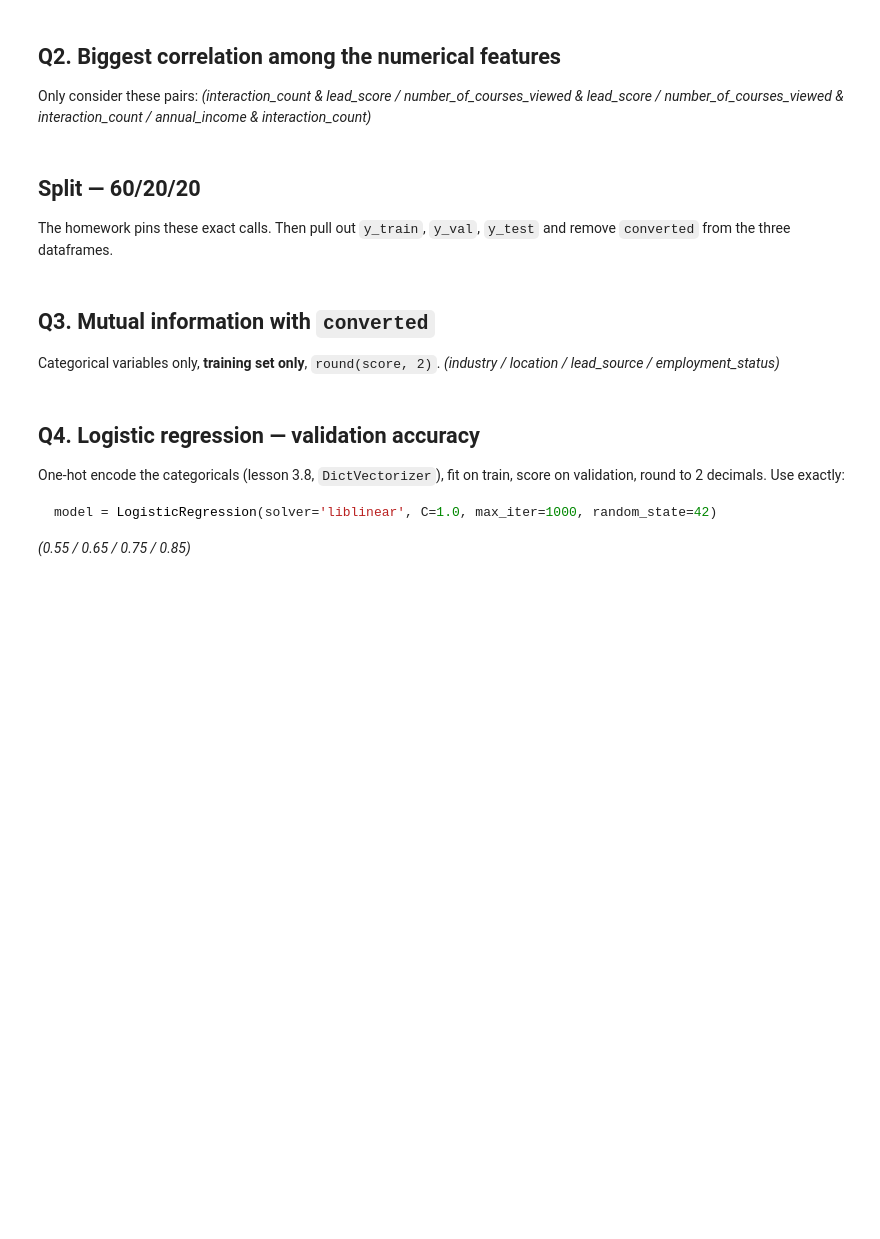
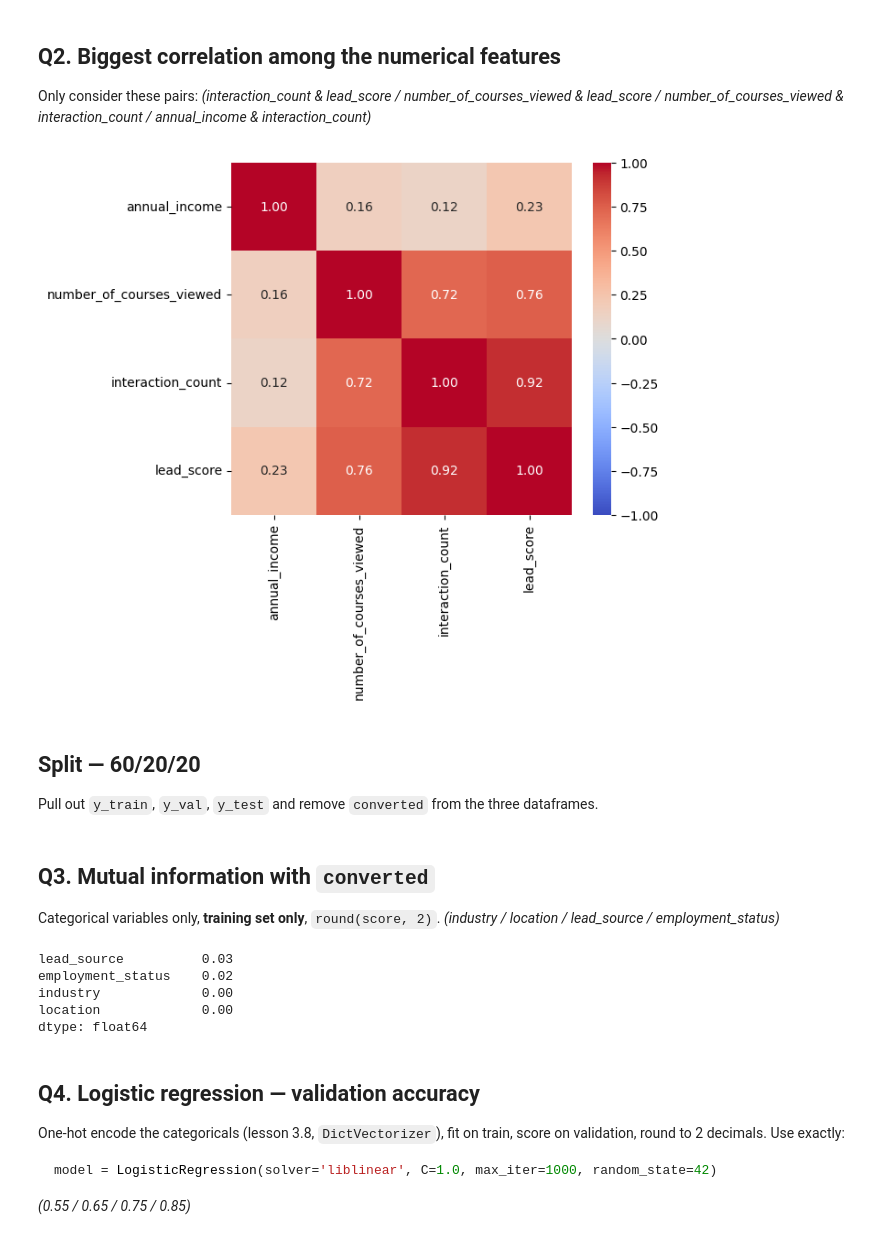
Before and after one commit to gigifumagalli/ml-zoomcamp, a Jupyter notebook: 01_Foundations/Module_03_Classification/cohort2026/homework/Homework3_2026.ipynb, the cells around one changed output. Cells and saved outputs as stored; diff of their text form; code cells hidden in the pictures; blank space fills up the shorter version.

Commit message:
HW3 2026: solved homework notebook
Co-Authored-By: Claude Sonnet 5.5 <noreply@anthropic.com>
Claude-Session: https://claude.ai/code/session_011GMzFe8n77czokdjzQw5zJ

```diff
--- a/01_Foundations/Module_03_Classification/cohort2026/homework/Homework3_2026.ipynb
+++ b/01_Foundations/Module_03_Classification/cohort2026/homework/Homework3_2026.ipynb
@@ -32,0 +49,24 @@ Check for missing values. Categorical columns: fill with `'NA'`. Numerical colum
+# %%
+import pandas as pd
+
+target = 'converted'
+
+# 1) The target must be numeric (0/1) and complete before anything else
+assert pd.api.types.is_numeric_dtype(df[target]), f"{target} is not numeric: {df[target].dtype}"
+assert df[target].isna().sum() == 0, f"{target} has missing values"
+assert set(df[target].unique()) <= {0, 1}, f"{target} is not 0/1: {df[target].unique()}"
+
+# 2) Build the feature lists from the dtypes (target excluded)
+categorical = df.select_dtypes(include=['object', 'string']).columns.tolist()
+numerical = df.select_dtypes(include='number').columns.drop(target).tolist()
+
+print('categorical:', categorical)
+print('numerical:  ', numerical)
+
+# 3) Fill the gaps: categorical -> 'NA', numerical -> 0.0
+df[categorical] = df[categorical].fillna('NA')
+df[numerical] = df[numerical].fillna(0.0)
+
+# 4) Check
+assert df.isna().sum().sum() == 0
+df.isna().sum()
@@ -38,10 +108,21 @@ Check for missing values. Categorical columns: fill with `'NA'`. Numerical colum
 ## Q2. Biggest correlation among the numerical features
 
 Only consider these pairs: *(interaction_count & lead_score / number_of_courses_viewed & lead_score / number_of_courses_viewed & interaction_count / annual_income & interaction_count)*
+# %%
+import seaborn as sns
+import matplotlib.pyplot as plt
+
+corr = df[numerical].corr()
+
+plt.figure(figsize=(6, 5))
+sns.heatmap(corr, annot=True, fmt='.2f', cmap='coolwarm', vmin=-1, vmax=1)
+plt.show()
+# %% [output]
+[figure, added]
 # %% [markdown]
 ## Split — 60/20/20
 
-The homework pins these exact calls. Then pull out `y_train`, `y_val`, `y_test` and remove `converted` from the three dataframes.
+Pull out `y_train`, `y_val`, `y_test` and remove `converted` from the three dataframes.
 # %%
 df_full_train, df_test = train_test_split(df, test_size=0.2, random_state=42)
 df_train, df_val = train_test_split(df_full_train, test_size=0.25, random_state=42)
@@ -49,6 +130,31 @@ df_train, df_val = train_test_split(df_full_train, test_size=0.25, random_state=
 ## Q3. Mutual information with `converted`
 
 Categorical variables only, **training set only**, `round(score, 2)`. *(industry / location / lead_source / employment_status)*
+# %%
+from sklearn.model_selection import train_test_split
+from sklearn.metrics import mutual_info_score
+
+df_full_train, df_test = train_test_split(df, test_size=0.2, random_state=42)
+df_train, df_val = train_test_split(df_full_train, test_size=0.25, random_state=42)
+
+# take the targets out first, then remove them from the dataframes
+y_train = df_train[target].values
+y_val = df_val[target].values
+y_test = df_test[target].values
+
+del df_train[target]
+del df_val[target]
+del df_test[target]
+
+# mutual information of each categorical column with the target
+mi = df_train[categorical].apply(lambda col: mutual_info_score(col, y_train))
+mi.round(2).sort_values(ascending=False)
+# %% [output]
+lead_source          0.03
+employment_status    0.02
+industry             0.00
+location             0.00
+dtype: float64
 # %% [markdown]
 ## Q4. Logistic regression — validation accuracy
 
```
Also changed, not shown: parts of 13 cells of this notebook.
